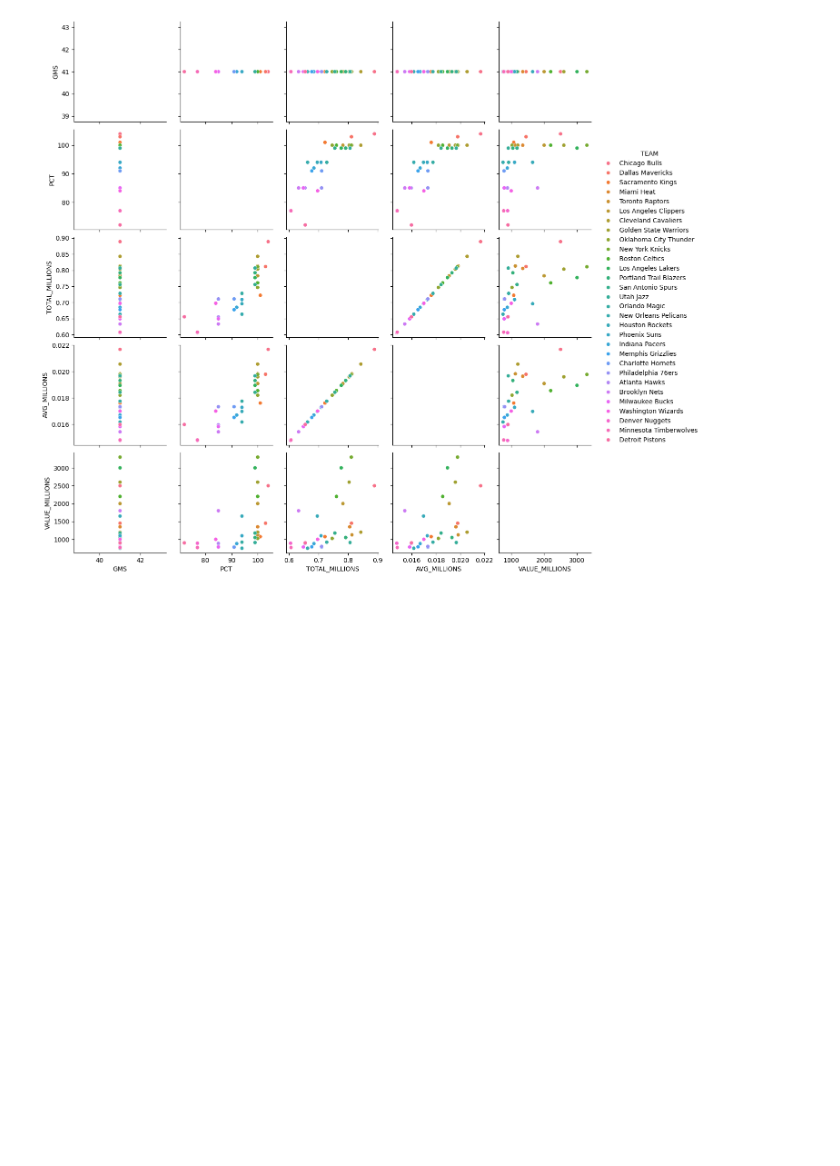
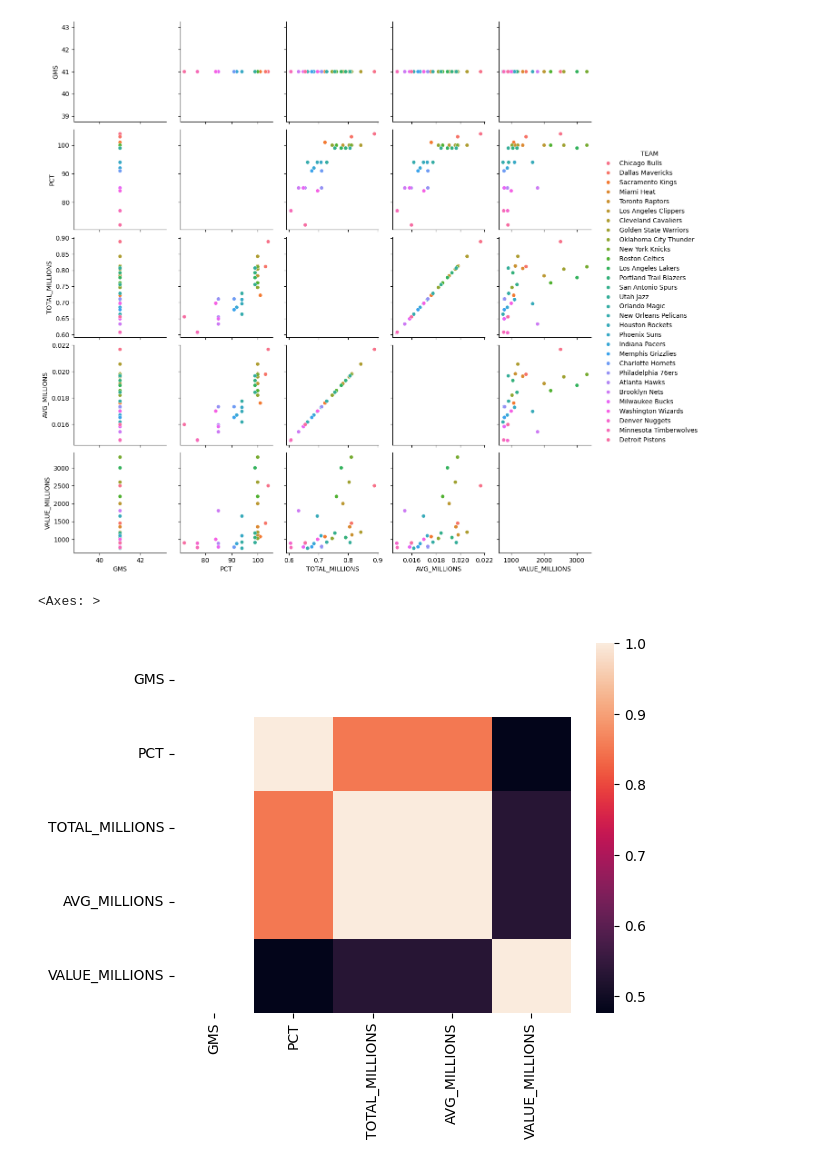
Before and after one commit to prxshetty/NBAInfluencePredictor, a Jupyter notebook: team_evaluation_nba.ipynb, the cells around one changed output. Cells and saved outputs as stored; diff of their text form; code cells hidden in the pictures; blank space fills up the shorter version.

```diff
--- a/team_evaluation_nba.ipynb
+++ b/team_evaluation_nba.ipynb
@@ -107,3 +107,11 @@ sns.pairplot(attendance_valuation_df, hue="TEAM")
 # %% [output]
 <seaborn.axisgrid.PairGrid at 0x...>
 [figure]
+# %%
+#going in deeper
+numeric_columns=attendance_valuation_df.select_dtypes(include=['float64', 'int64'])
+corr=numeric_columns.corr()
+sns.heatmap(corr, xticklabels=corr.columns.values, yticklabels=corr.columns.values)
+# %% [output]
+<Axes: >
+[figure, added]
```
Also changed, not shown: parts of 5 cells of this notebook.
